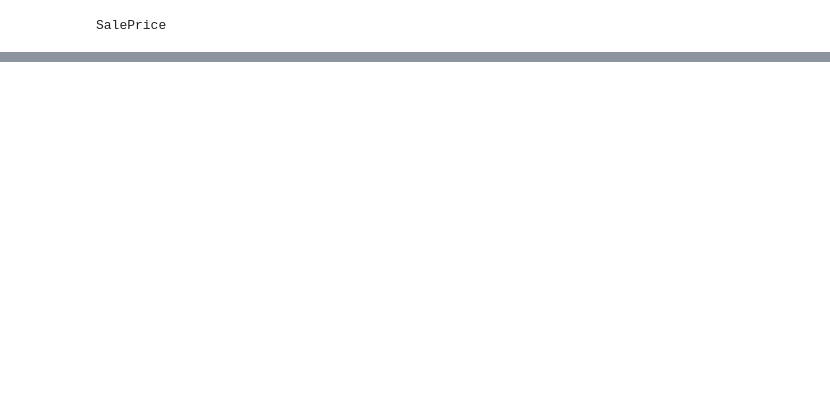
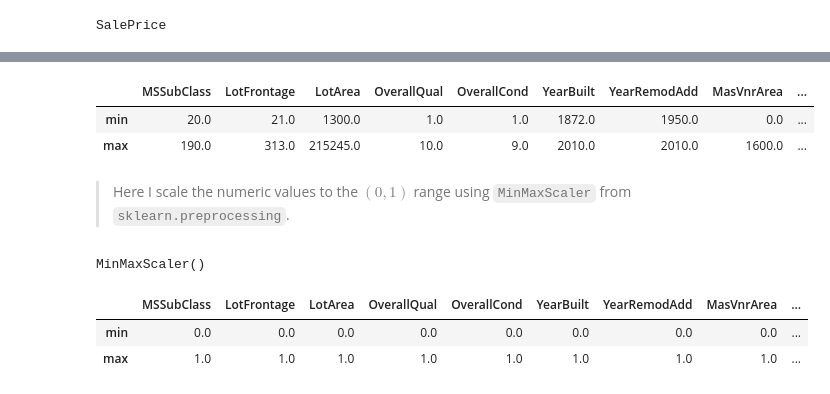
Before and after one commit to patlfer0078/Housing-Price-Prediction-Linear-Regression, a Jupyter notebook: House_Cost_Predictions_with_Linear_Regress.ipynb, the cells around one changed output, grey strips where cells are left out. Saved outputs shown, nothing was run; the diff lists cells and outputs as text; code cells hidden in the pictures; blank space fills up the shorter version.

```diff
--- a/House_Cost_Predictions_with_Linear_Regress.ipynb
+++ b/House_Cost_Predictions_with_Linear_Regress.ipynb
@@ -265,3 +296,2 @@ Now to create df for both inputs and target
 # %%
-inputs_df = train_prices_df[input_cols].copy()
-inputs_df
+inputs_df = prices_df[input_cols].copy()
@@ -297,0 +359,5 @@ Name: SalePrice, Length: 1460, dtype: int64
+# %%
+import numpy as np
+
+numeric_cols = inputs_df.select_dtypes(include=['int64', 'float64']).columns.tolist()
+categorical_cols = inputs_df.select_dtypes(include=['object']).columns.tolist()
@@ -297,0 +392,3 @@ Name: SalePrice, Length: 1460, dtype: int64
+# %%
+imputer = SimpleImputer(strategy = 'mean') # Create the imputer
+imputer.fit(inputs_df[numeric_cols]) # Fit the imputer to the numeric columns
@@ -297,0 +419,4 @@ Name: SalePrice, Length: 1460, dtype: int64
+# %%
+inputs_df[numeric_cols] = imputer.transform(inputs_df[numeric_cols]) # Transform and replace the numeric columns
+missing_counts = inputs_df[numeric_cols].isna().sum().sort_values(ascending=False)
+missing_counts[missing_counts > 0] # should be an empty list
@@ -297,0 +431,8 @@ Name: SalePrice, Length: 1460, dtype: int64
+# %%
+inputs_df[numeric_cols].describe().loc[['min', 'max']] # Identifying the max and min values for each column
+# %% [output]
+|  | MSSubClass | LotFrontage | LotArea | OverallQual | OverallCond | YearBuilt | YearRemodAdd | MasVnrArea | ... |
+| min | 20.0 | 21.0 | 1300.0 | 1.0 | 1.0 | 1872.0 | 1950.0 | 0.0 | ... |
+| max | 190.0 | 313.0 | 215245.0 | 10.0 | 9.0 | 2010.0 | 2010.0 | 1600.0 | ... |
+# %% [markdown]
+> Here I scale the numeric values to the $(0, 1)$ range using `MinMaxScaler` from `sklearn.preprocessing`.
@@ -297,0 +441,15 @@ Name: SalePrice, Length: 1460, dtype: int64
+# %%
+# Create the scaler
+scaler = MinMaxScaler()
+# Fit the scaler to the numeric columns
+scaler.fit(inputs_df[numeric_cols])
+# %% [output]
+MinMaxScaler()
+# %%
+# Transform and replace the numeric columns
+inputs_df[numeric_cols] = scaler.transform(inputs_df[numeric_cols])
+inputs_df[numeric_cols].describe().loc[['min', 'max']] #ranges should be (0,1)
+# %% [output]
+|  | MSSubClass | LotFrontage | LotArea | OverallQual | OverallCond | YearBuilt | YearRemodAdd | MasVnrArea | ... |
+| min | 0.0 | 0.0 | 0.0 | 0.0 | 0.0 | 0.0 | 0.0 | 0.0 | ... |
+| max | 1.0 | 1.0 | 1.0 | 1.0 | 1.0 | 1.0 | 1.0 | 1.0 | ... |
```
Also changed, not shown: parts of 138 cells of this notebook.
